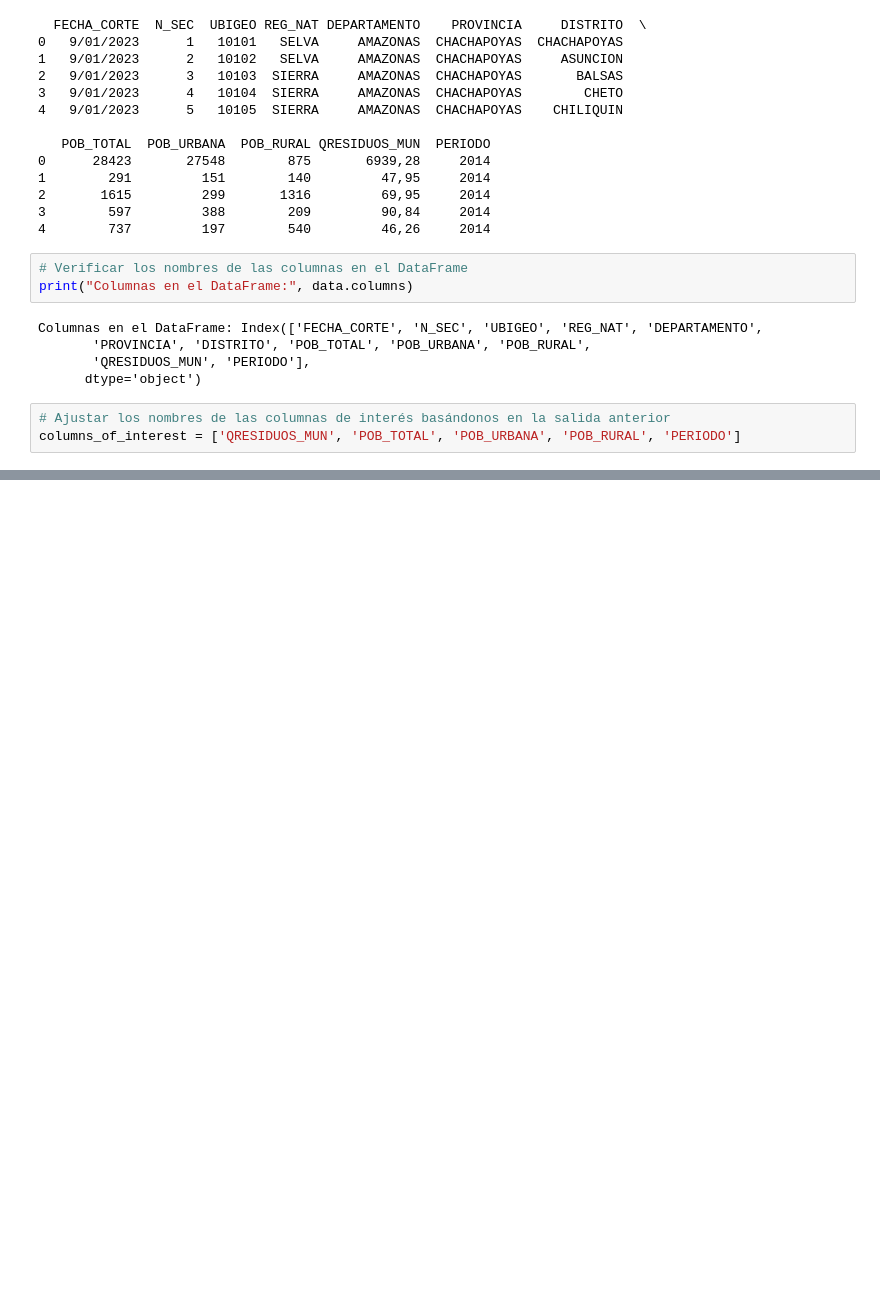
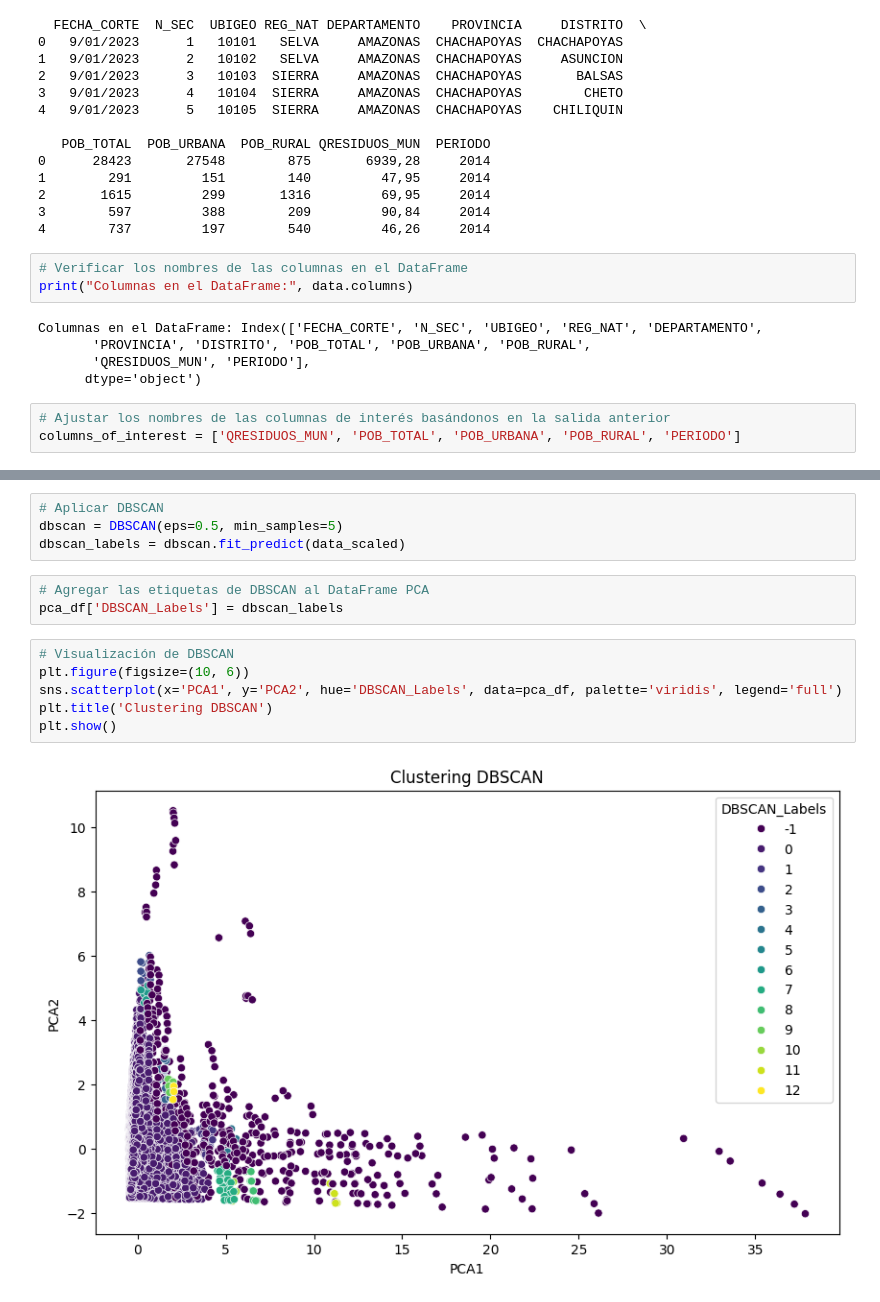
Before and after one commit to lMiaul/SI_TF, a Jupyter notebook: Knmeans_Julian.ipynb, the cells around one changed output, grey strips where cells are left out. Saved outputs shown, nothing was run; the diff lists cells and outputs as text; blank space fills up the shorter version.

```diff
--- a/Knmeans_Julian.ipynb
+++ b/Knmeans_Julian.ipynb
@@ -52,0 +83,15 @@ data_selected = data[columns_of_interest]
+# %%
+# Aplicar DBSCAN
+dbscan = DBSCAN(eps=0.5, min_samples=5)
+dbscan_labels = dbscan.fit_predict(data_scaled)
+# %%
+# Agregar las etiquetas de DBSCAN al DataFrame PCA
+pca_df['DBSCAN_Labels'] = dbscan_labels
+# %%
+# Visualización de DBSCAN
+plt.figure(figsize=(10, 6))
+sns.scatterplot(x='PCA1', y='PCA2', hue='DBSCAN_Labels', data=pca_df, palette='viridis', legend='full')
+plt.title('Clustering DBSCAN')
+plt.show()
+# %% [output]
+[figure, added]
```
Also changed, not shown: parts of 8 cells of this notebook.
